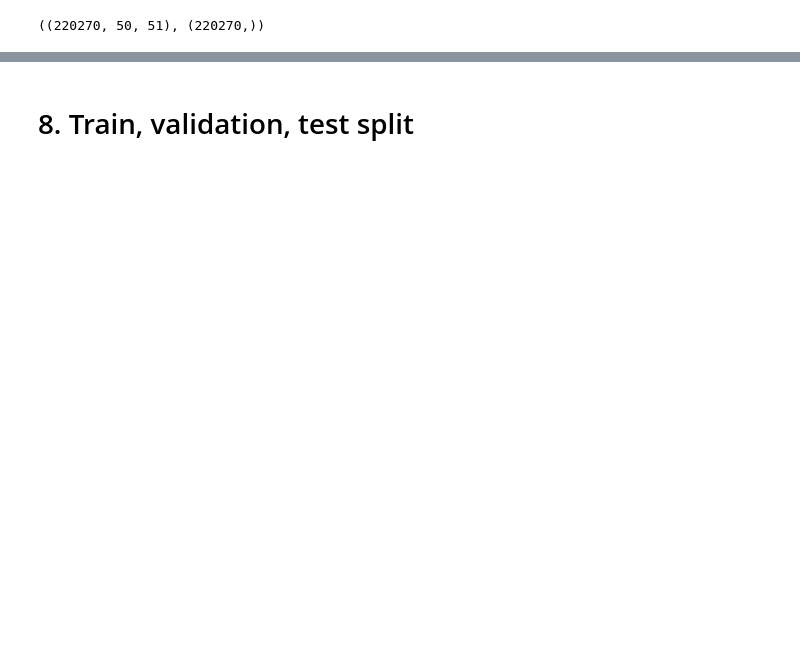
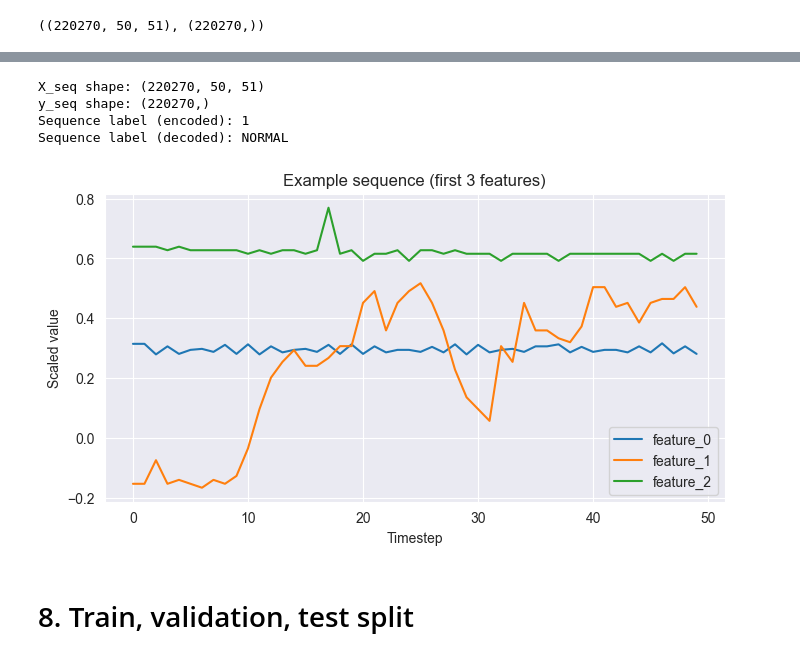
Before and after one commit to Reaper2045/ATI_2025_IndustrialPumpMaintenance, a Jupyter notebook: notebook.ipynb, the cells around one changed output, grey strips where cells are left out. Drawn from its saved outputs; the diff is of its cells as text; code cells hidden in the pictures; blank space fills up the shorter version.

```diff
--- a/notebook.ipynb
+++ b/notebook.ipynb
@@ -380,2 +480,26 @@ X_seq.shape, y_seq.shape
+# %%
+print("X_seq shape:", X_seq.shape)
+print("y_seq shape:", y_seq.shape)
+
+seq_idx = 0
+
+print("Sequence label (encoded):", y_seq[seq_idx])
+print("Sequence label (decoded):", le.inverse_transform([y_seq[seq_idx]])[0])
+
+plt.figure(figsize=(8,4))
+for i in range(min(3, X_seq.shape[2])):
+    plt.plot(X_seq[seq_idx, :, i], label=f"feature_{i}")
+
+plt.title("Example sequence (first 3 features)")
+plt.xlabel("Timestep")
+plt.ylabel("Scaled value")
+plt.legend()
+plt.show()
+# %% [output]
+X_seq shape: (220270, 50, 51)
+y_seq shape: (220270,)
+Sequence label (encoded): 1
+Sequence label (decoded): NORMAL
+[figure, added]
 # %% [markdown]
 # 8. Train, validation, test split
```
Also changed, not shown: parts of 23 cells of this notebook.
